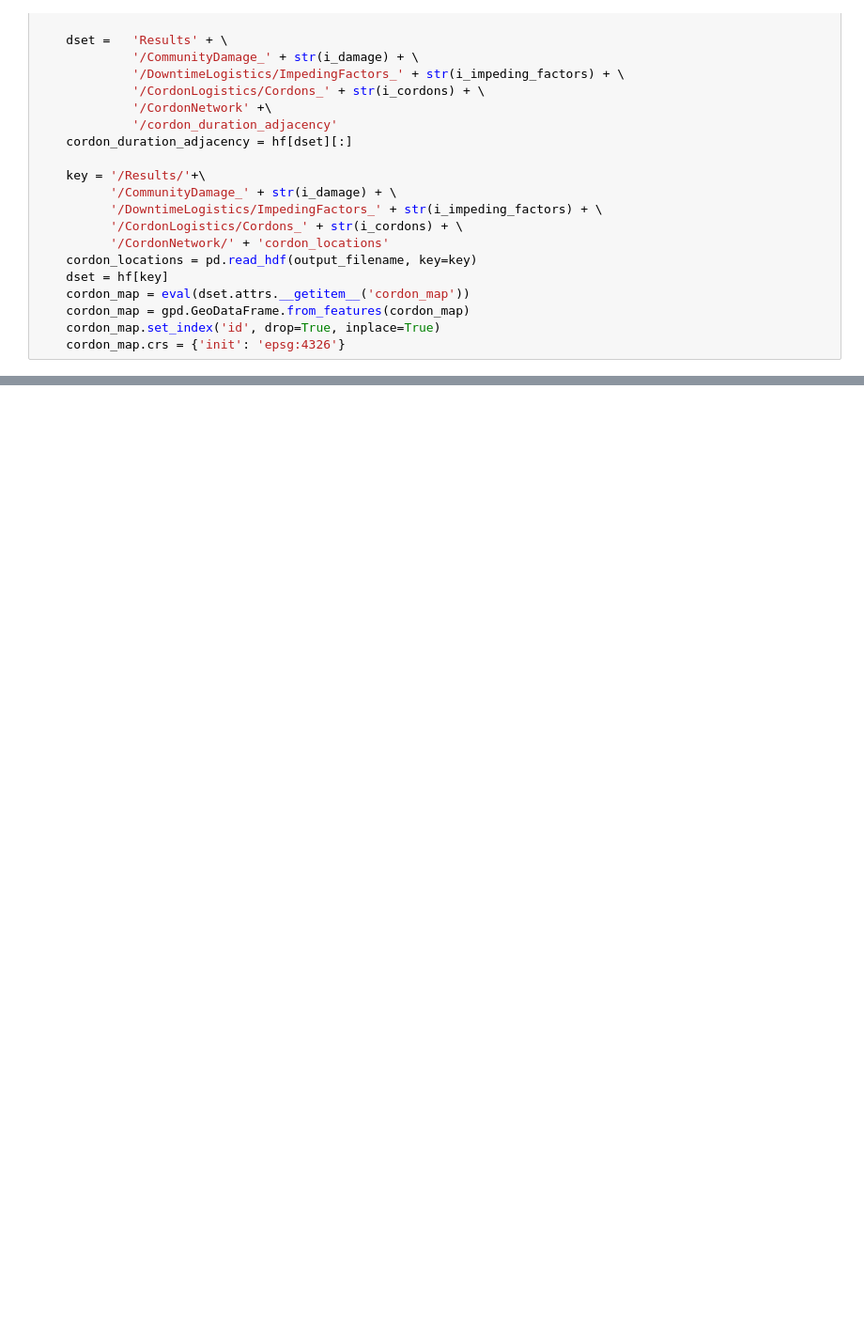
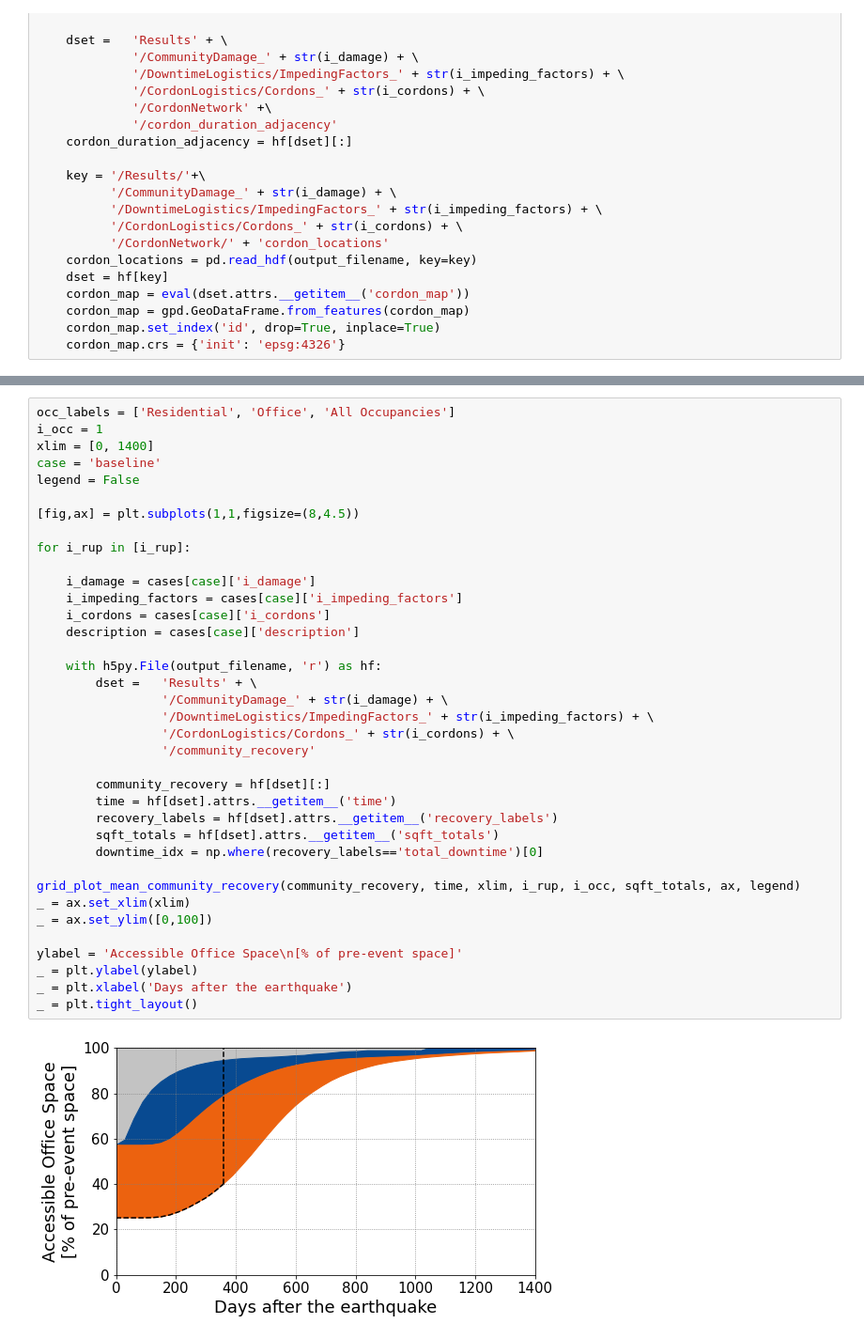
Before and after one commit to annehulsey/cranes, a Jupyter notebook: downtown SF case study/journal figures/Compare to Median Ground Motions.ipynb, the cells around one changed output, grey strips where cells are left out. Shown at 94% size. Cells and saved outputs as stored; diff of their text form; blank space fills up the shorter version.

```diff
--- a/downtown SF case study/journal figures/Compare to Median Ground Motions.ipynb
+++ b/downtown SF case study/journal figures/Compare to Median Ground Motions.ipynb
@@ -235,0 +240,39 @@ summary_results
+# %%
+occ_labels = ['Residential', 'Office', 'All Occupancies']
+i_occ = 1
+xlim = [0, 1400]
+case = 'baseline'
+legend = False
+
+[fig,ax] = plt.subplots(1,1,figsize=(8,4.5))
+
+for i_rup in [i_rup]:
+
+    i_damage = cases[case]['i_damage']
+    i_impeding_factors = cases[case]['i_impeding_factors']
+    i_cordons = cases[case]['i_cordons']
+    description = cases[case]['description']
+
+    with h5py.File(output_filename, 'r') as hf:
+        dset =   'Results' + \
+                 '/CommunityDamage_' + str(i_damage) + \
+                 '/DowntimeLogistics/ImpedingFactors_' + str(i_impeding_factors) + \
+                 '/CordonLogistics/Cordons_' + str(i_cordons) + \
+                 '/community_recovery'
+
+        community_recovery = hf[dset][:]
+        time = hf[dset].attrs.__getitem__('time')
+        recovery_labels = hf[dset].attrs.__getitem__('recovery_labels')
+        sqft_totals = hf[dset].attrs.__getitem__('sqft_totals')
+        downtime_idx = np.where(recovery_labels=='total_downtime')[0]
+
+grid_plot_mean_community_recovery(community_recovery, time, xlim, i_rup, i_occ, sqft_totals, ax, legend)
+_ = ax.set_xlim(xlim)
+_ = ax.set_ylim([0,100])
+
+ylabel = 'Accessible Office Space\n[% of pre-event space]'
+_ = plt.ylabel(ylabel)
+_ = plt.xlabel('Days after the earthquake')
+_ = plt.tight_layout()
+# %% [output]
+[figure, added]
```
Also changed, not shown: parts of 4 cells of this notebook.
